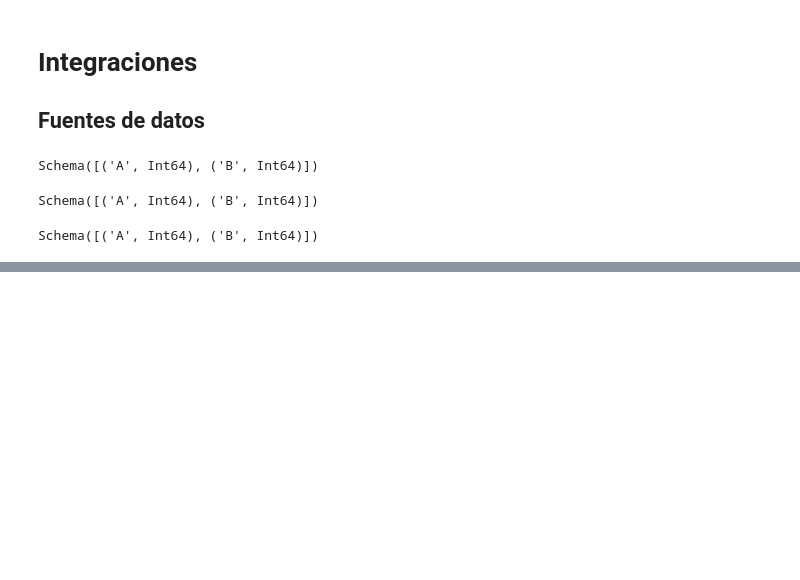
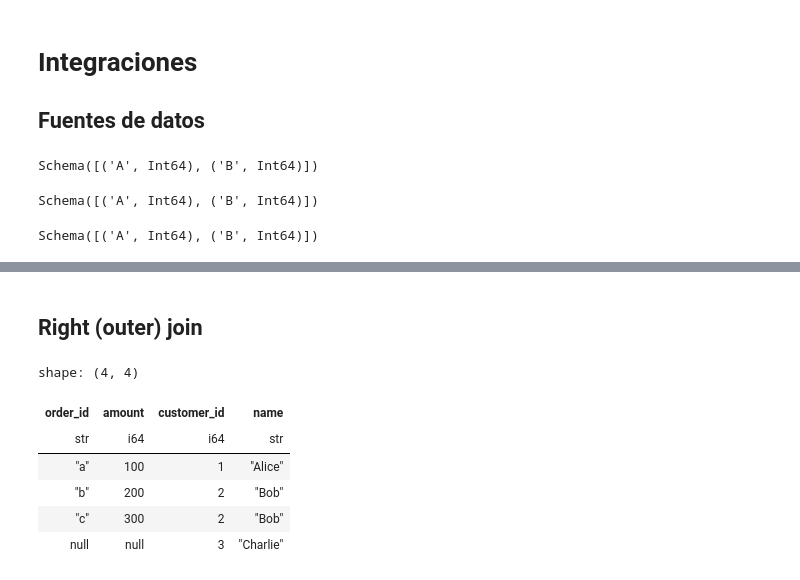
Before and after one commit to ferrandonea/polars_tut, a Jupyter notebook: gettingstarted.ipynb, the cells around one changed output, grey strips where cells are left out. Saved outputs shown, nothing was run; the diff lists cells and outputs as text; code cells hidden in the pictures; blank space fills up the shorter version.

```diff
--- a/gettingstarted.ipynb
+++ b/gettingstarted.ipynb
@@ -364,0 +506,12 @@ Schema([('A', Int64), ('B', Int64)])
+# %% [markdown]
+## Right (outer) join
+# %%
+df_orders.join(df_customers, on="customer_id", how="right")
+# %% [output]
+shape: (4, 4)
+| order_id | amount | customer_id | name |
+| str | i64 | i64 | str |
+| "a" | 100 | 1 | "Alice" |
+| "b" | 200 | 2 | "Bob" |
+| "c" | 300 | 2 | "Bob" |
+| null | null | 3 | "Charlie" |
```
Also changed, not shown: parts of 40 cells of this notebook, 1 other file.
